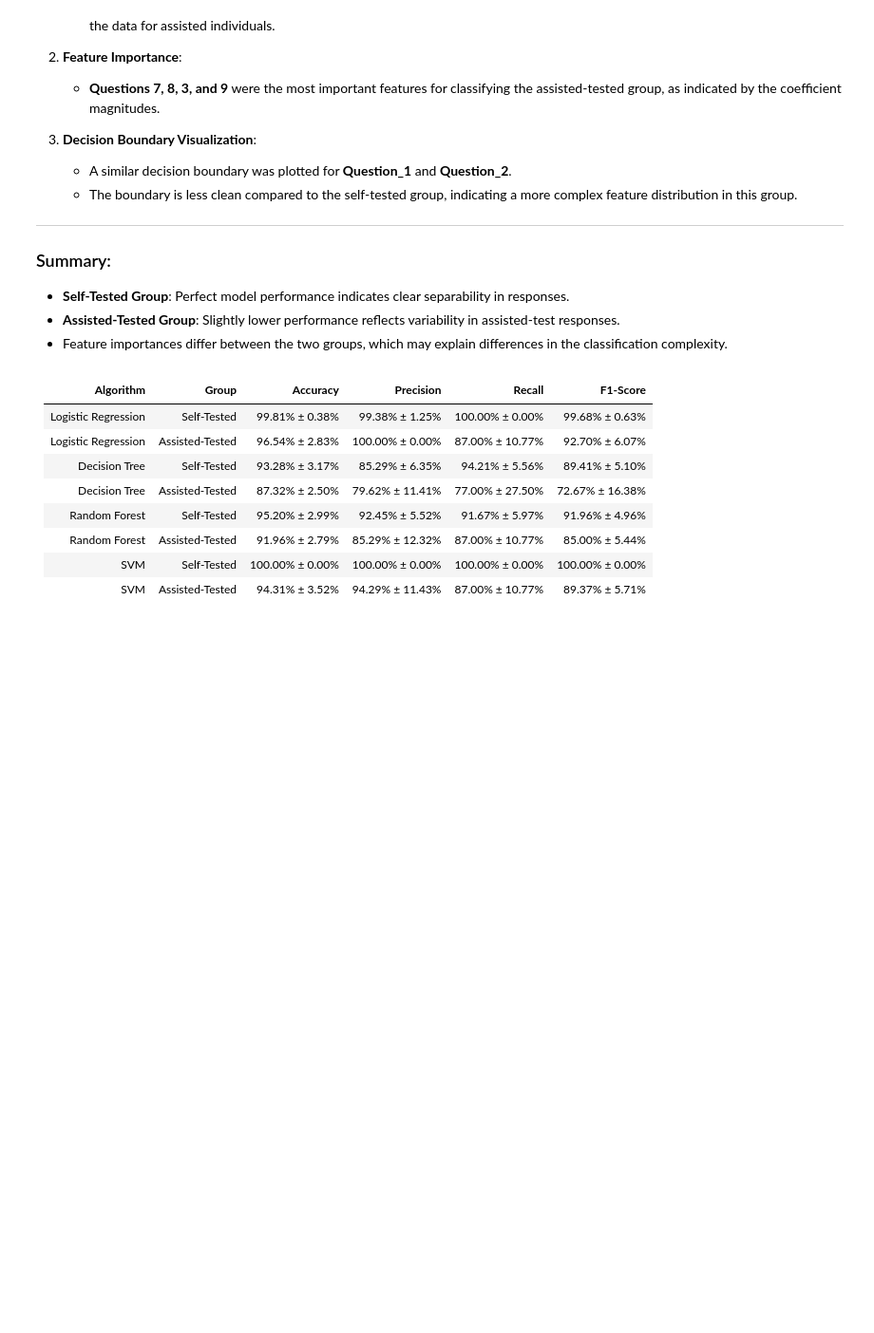
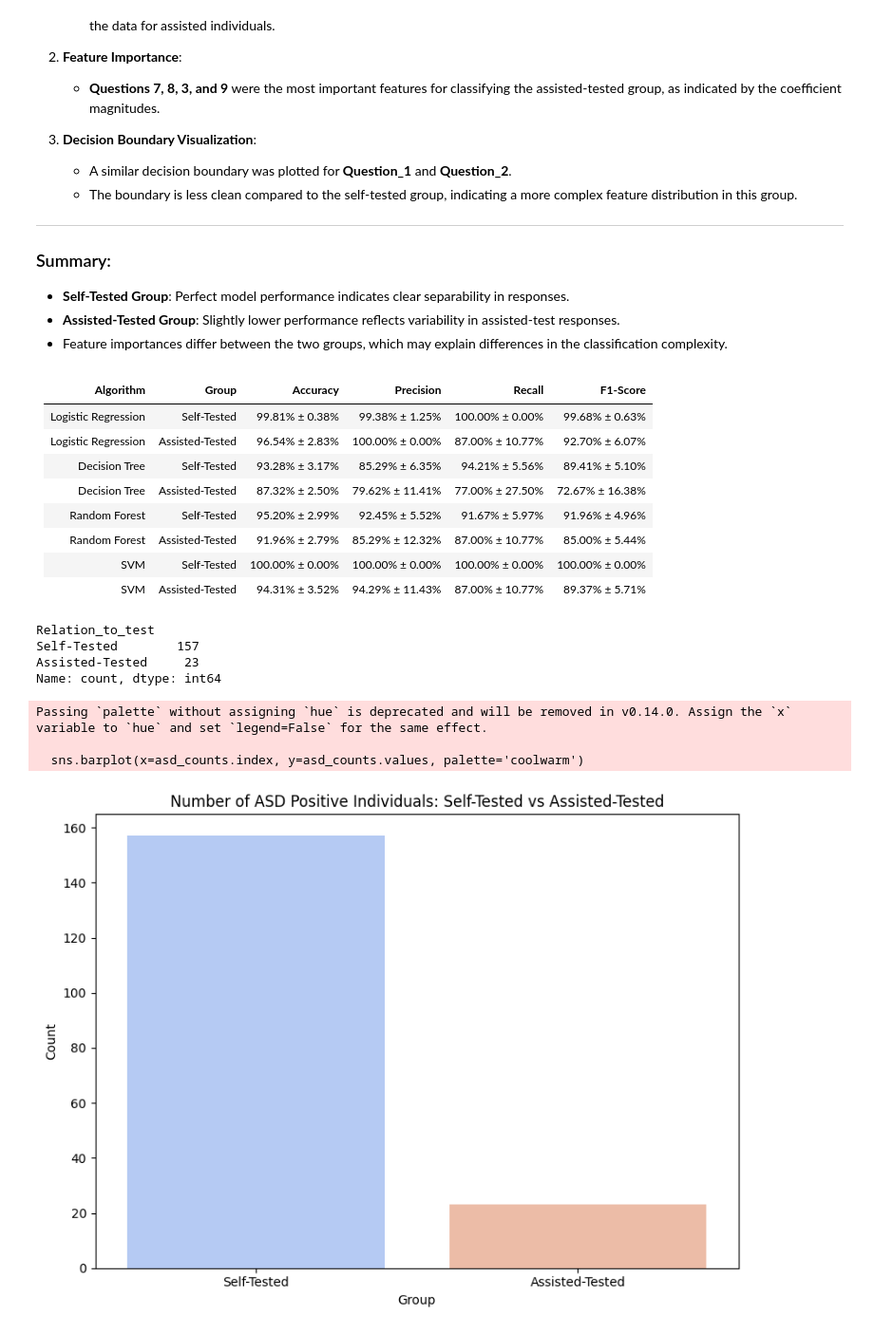
Before and after one commit to shadunts/autism_screening_adult, a Jupyter notebook: notebooks/self_vs_assisted.ipynb, the cells around one changed output. Shown at 95% size. Saved outputs shown, nothing was run; the diff lists cells and outputs as text; code cells hidden in the pictures; blank space fills up the shorter version.

```diff
--- a/notebooks/self_vs_assisted.ipynb
+++ b/notebooks/self_vs_assisted.ipynb
@@ -880,3 +880,55 @@ F1-Score: 0.8937 ± 0.0571
 | Random Forest         | Assisted-Tested     | 91.96% ± 2.79%    | 85.29% ± 12.32%   | 87.00% ± 10.77%   | 85.00% ± 5.44%    |
 | SVM                   | Self-Tested         | 100.00% ± 0.00%   | 100.00% ± 0.00%   | 100.00% ± 0.00%   | 100.00% ± 0.00%   |
 | SVM                   | Assisted-Tested     | 94.31% ± 3.52%    | 94.29% ± 11.43%   | 87.00% ± 10.77%   | 89.37% ± 5.71%    |
+# %%
+import matplotlib.pyplot as plt
+import seaborn as sns
+
+# Filter data where ASD_Class == 1
+asd_positive = df[df['ASD_Class'] == 1]
+
+# Group by Relation_to_test (Self-Tested vs Assisted-Tested) and count
+asd_counts = asd_positive['Relation_to_test'].apply(lambda x: 'Self-Tested' if x == 'Self' else 'Assisted-Tested').value_counts()
+print(asd_counts)
+
+# Create a bar chart
+plt.figure(figsize=(8, 6))
+sns.barplot(x=asd_counts.index, y=asd_counts.values, palette='coolwarm')
+
+# Add chart details
+plt.title('Number of ASD Positive Individuals: Self-Tested vs Assisted-Tested')
+plt.xlabel('Group')
+plt.ylabel('Count')
+plt.tight_layout()
+plt.savefig(os.path.join(output_folder, "asd_class_bar_chart.png"),  bbox_inches='tight')
+plt.show()
+plt.close()
+
+# ASD_Class distribution (0 = No ASD, 1 = ASD) for Assisted-Tested
+# plt.figure(figsize=(8, 6))
+# sns.countplot(x='ASD_Class', data=assisted_tested, palette='muted')
+# plt.title('ASD Classification for Assisted-Tested Group')
+# plt.xlabel('ASD_Class (0 = No ASD, 1 = ASD)')
+# plt.ylabel('Count')
+# plt.tight_layout()
+# plt.savefig(os.path.join(output_folder, "asd_class_bar_chart.png"),  bbox_inches='tight')
+# plt.show()
+# plt.close()
+
+# Compare Ethnicity of Assisted-Tested Group
+# plt.figure(figsize=(8, 5))
+# sns.countplot(y='ethnicity', data=assisted_tested, palette='husl', order=assisted_tested['ethnicity'].value_counts().index)
+# plt.title('Ethnicity Distribution for Assisted-Tested Group')
+# plt.xlabel('Count')
+# plt.ylabel('Ethnicity')
+# plt.tight_layout()
+# plt.show()
+# %% [output]
+Relation_to_test
+Self-Tested        157
+Assisted-Tested     23
+Name: count, dtype: int64
+Passing `palette` without assigning `hue` is deprecated and will be removed in v0.14.0. Assign the `x` variable to `hue` and set `legend=False` for the same effect.
+
+  sns.barplot(x=asd_counts.index, y=asd_counts.values, palette='coolwarm')
+[figure, added]
```
Also changed, not shown: 1 other file.
